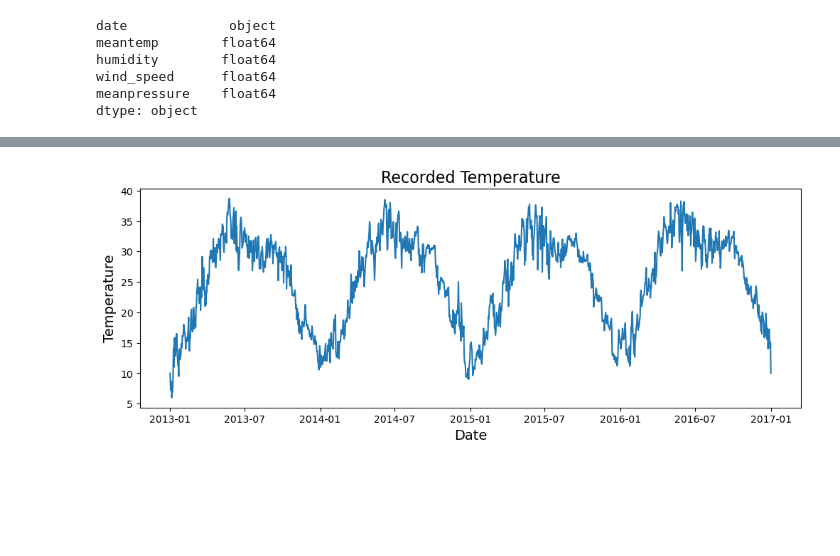
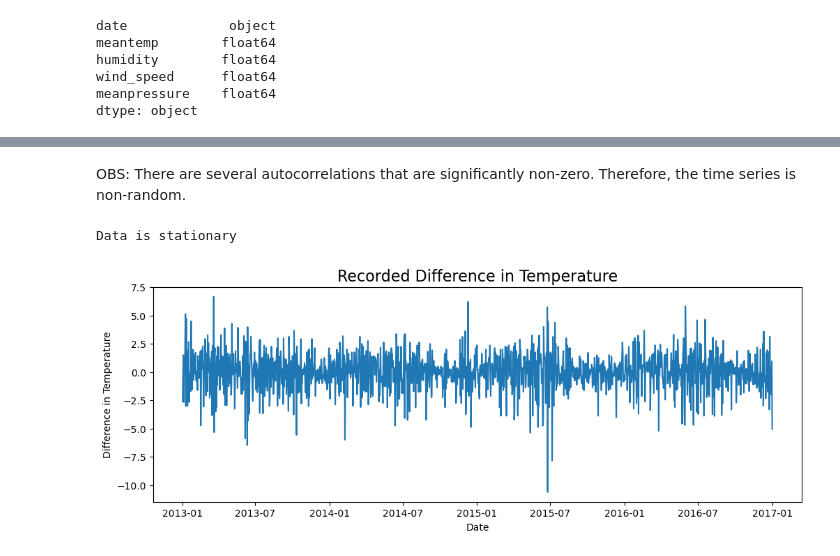
Before and after one commit to sasotomayor/anomaly-detection-temperatures, a Jupyter notebook: time-series-analysis.ipynb, the cells around one changed output, grey strips where cells are left out. Saved outputs shown, nothing was run; the diff lists cells and outputs as text; code cells hidden in the pictures; blank space fills up the shorter version.

```diff
--- a/time-series-analysis.ipynb
+++ b/time-series-analysis.ipynb
@@ -7,5 +20,5 @@ import matplotlib.pyplot as plt
 # %%
-df = pd.read_csv('./assets//DailyDelhiClimateTrain.csv')
+df = pd.read_csv('./assets//DailyDelhiClimate.csv')
 df.head()
 # %% [output]
 |  | date | meantemp | humidity | wind_speed | meanpressure |
@@ -27,0 +41,9 @@ df["date"] = pd.to_datetime(df["date"])
+# %%
+# Changing date column to datetime and adding new colummns
+
+df["date"] = pd.to_datetime(df["date"])
+df.set_index("date", inplace=True)
+
+df["month"] = df.index.month
+df["year"] = df.index.year
+df["difftemp"] = df["meantemp"].diff()
@@ -33,12 +192,27 @@ sns.pairplot(df)
+# %% [markdown]
+OBS: There are several autocorrelations that are significantly non-zero. Therefore, the time series is non-random.
+# %%
+# Test for Stationarity for lags
+
+warnings.filterwarnings('ignore')
+kpss_test = kpss(df["difftemp"].dropna(), 'ct')
+adf_test = adfuller(df["difftemp"].dropna())
+
+if kpss_test[1] > 0.05 and adf_test[1] > 0.05: print('Data do not give enough observations. Can not say it is stationary or not.')
+elif kpss_test[1] <= 0.05 and adf_test[1] > 0.05: print('Data is not stationary')
+elif kpss_test[1] > 0.05 and adf_test[1] <= 0.05: print('Data is stationary')
+else: print('Data do not give enough observations.')
+# %% [output]
+Data is stationary
 # %%
 f = plt.figure(figsize=(12,4))
 
 ax = f.add_subplot(111)
-sns.lineplot(data=df, x='date', y='meantemp')
-plt.title("Recorded Temperature", fontsize=16)
-plt.ylabel("Temperature", fontsize=14)
-plt.xlabel("Date", fontsize=14)
+sns.lineplot(data=df.dropna(), x='date', y='difftemp')
+plt.title("Recorded Difference in Temperature", fontsize=16)
+plt.ylabel("Difference in Temperature")
+plt.xlabel("Date")
 
 plt.show()
 # %% [output]
-[figure, old version]
+[figure, new version]
```
Also changed, not shown: parts of 53 cells of this notebook, 2 other files.
